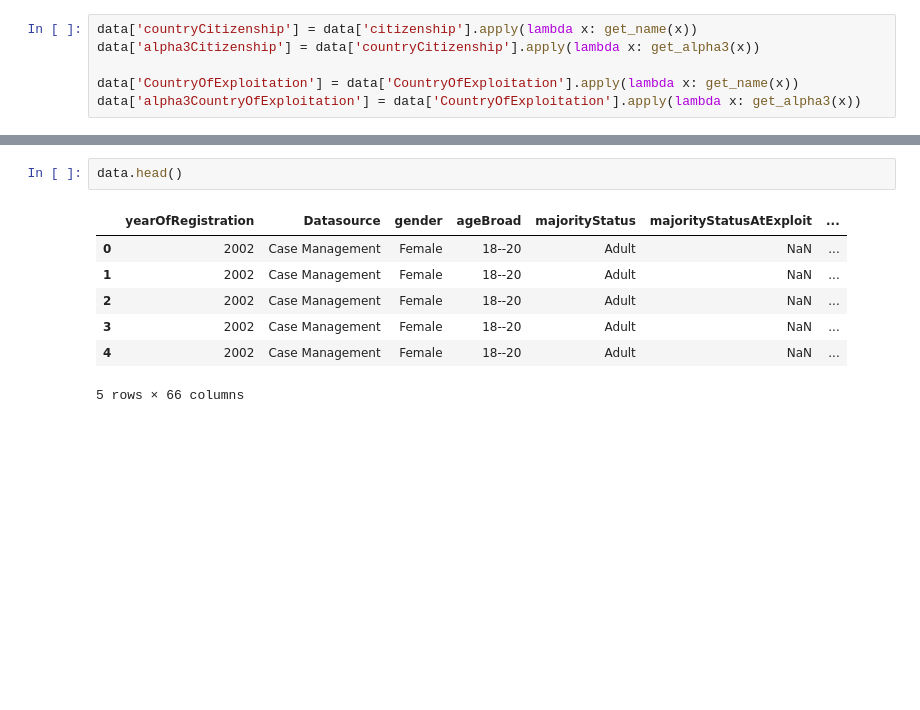
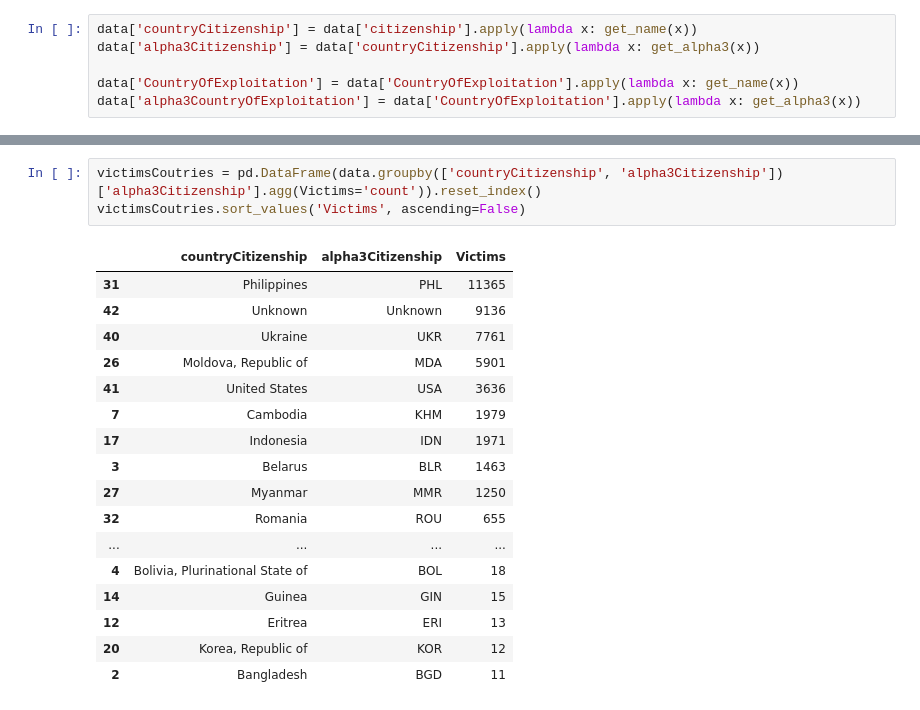
Before and after one commit to SaulOviedo/global_human_trafficking, a Jupyter notebook: main.ipynb, the cells around one changed output, grey strips where cells are left out. Cells and saved outputs as stored; diff of their text form; blank space fills up the shorter version.

```diff
--- a/main.ipynb
+++ b/main.ipynb
@@ -44,10 +64,21 @@ data['alpha3CountryOfExploitation'] = data['CountryOfExploitation'].apply(lambda
 # %%
-data.head()
+victimsCoutries = pd.DataFrame(data.groupby(['countryCitizenship', 'alpha3Citizenship'])['alpha3Citizenship'].agg(Victims='count')).reset_index()
+victimsCoutries.sort_values('Victims', ascending=False)
 # %% [output]
-|  | yearOfRegistration | Datasource | gender | ageBroad | majorityStatus | majorityStatusAtExploit | ... |
-| 0 | 2002 | Case Management | Female | 18--20 | Adult | NaN | ... |
-| 1 | 2002 | Case Management | Female | 18--20 | Adult | NaN | ... |
-| 2 | 2002 | Case Management | Female | 18--20 | Adult | NaN | ... |
-| 3 | 2002 | Case Management | Female | 18--20 | Adult | NaN | ... |
-| 4 | 2002 | Case Management | Female | 18--20 | Adult | NaN | ... |
+|  | countryCitizenship | alpha3Citizenship | Victims |
+| 31 | Philippines | PHL | 11365 |
+| 42 | Unknown | Unknown | 9136 |
+| 40 | Ukraine | UKR | 7761 |
+| 26 | Moldova, Republic of | MDA | 5901 |
+| 41 | United States | USA | 3636 |
+| 7 | Cambodia | KHM | 1979 |
+| 17 | Indonesia | IDN | 1971 |
+| 3 | Belarus | BLR | 1463 |
+| 27 | Myanmar | MMR | 1250 |
+| 32 | Romania | ROU | 655 |
+| ... | ... | ... | ... |
+| 4 | Bolivia, Plurinational State of | BOL | 18 |
+| 14 | Guinea | GIN | 15 |
+| 12 | Eritrea | ERI | 13 |
+| 20 | Korea, Republic of | KOR | 12 |
+| 2 | Bangladesh | BGD | 11 |
-5 rows × 66 columns
```
Also changed, not shown: parts of 2 cells of this notebook.
